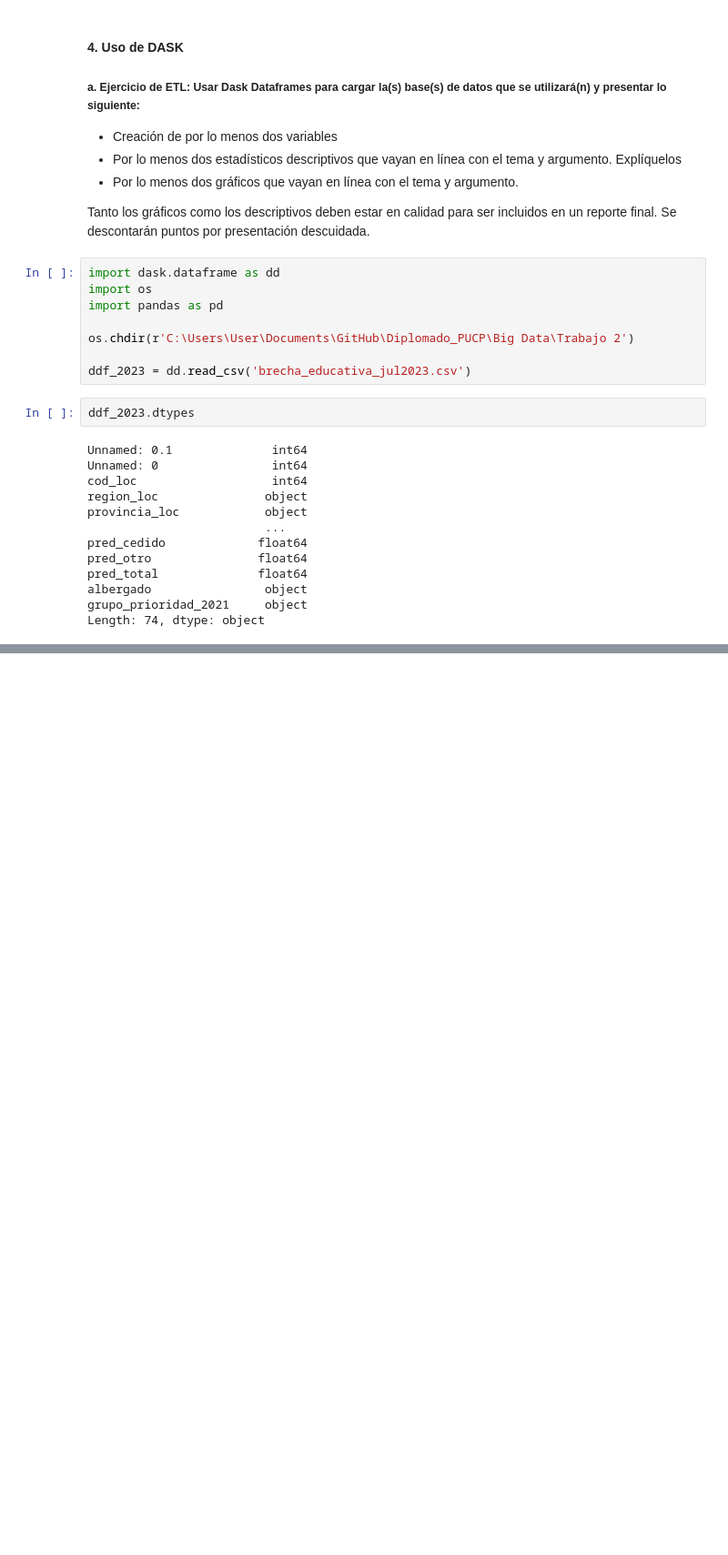
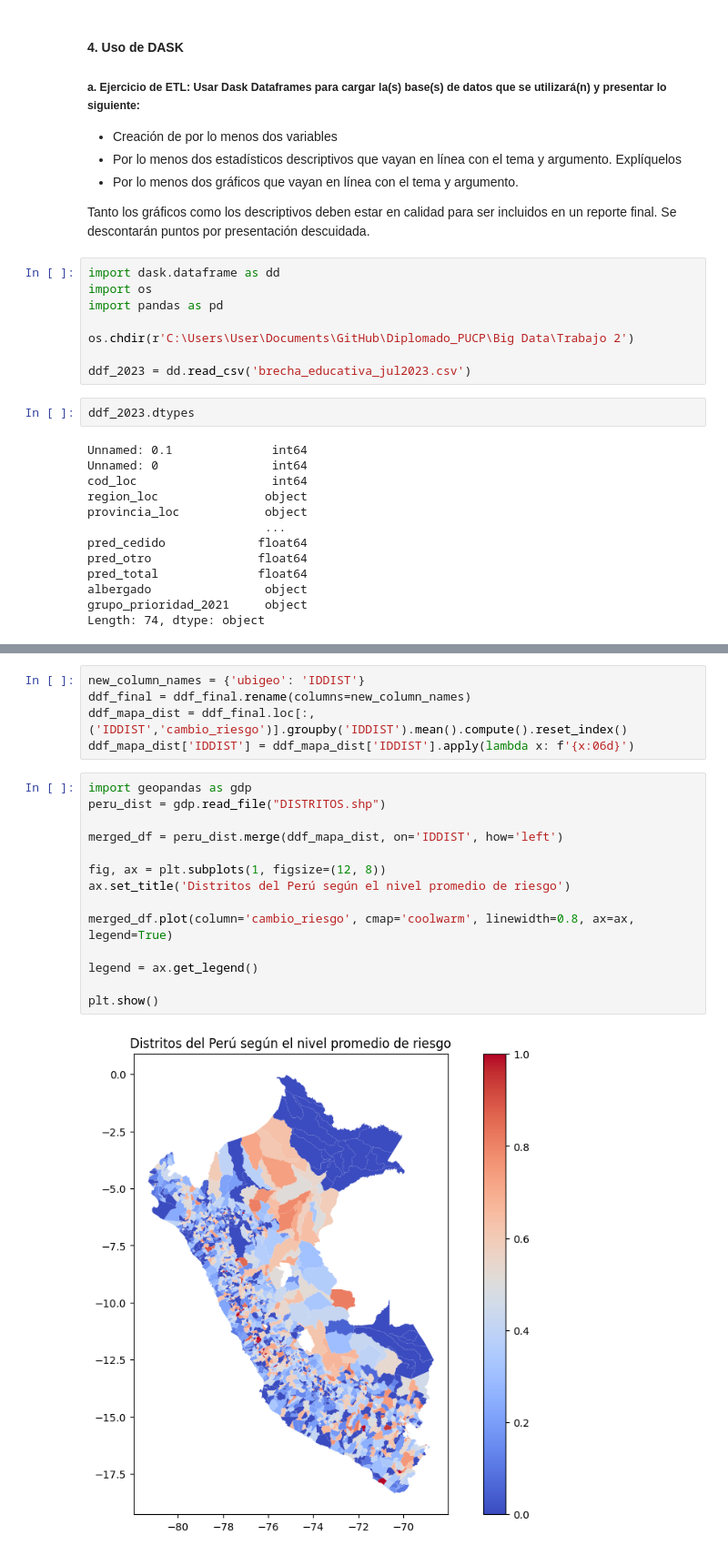
Before and after one commit to cesarnunezh/Diplomado_PUCP, a Jupyter notebook: Big Data/Trabajo 2/Trabajo2.ipynb, the cells around one changed output, grey strips where cells are left out. Shown at 91% size. Drawn from its saved outputs; the diff is of its cells as text; blank space fills up the shorter version.

```diff
--- a/Big Data/Trabajo 2/Trabajo2.ipynb
+++ b/Big Data/Trabajo 2/Trabajo2.ipynb
@@ -166,0 +289,21 @@ ddf_final = ddf_final.compute()
+# %%
+new_column_names = {'ubigeo': 'IDDIST'}
+ddf_final = ddf_final.rename(columns=new_column_names)
+ddf_mapa_dist = ddf_final.loc[:,('IDDIST','cambio_riesgo')].groupby('IDDIST').mean().compute().reset_index()
+ddf_mapa_dist['IDDIST'] = ddf_mapa_dist['IDDIST'].apply(lambda x: f'{x:06d}')
+# %%
+import geopandas as gdp
+peru_dist = gdp.read_file("DISTRITOS.shp")
+
+merged_df = peru_dist.merge(ddf_mapa_dist, on='IDDIST', how='left')
+
+fig, ax = plt.subplots(1, figsize=(12, 8))
+ax.set_title('Distritos del Perú según el nivel promedio de riesgo')
+
+merged_df.plot(column='cambio_riesgo', cmap='coolwarm', linewidth=0.8, ax=ax, legend=True)
+
+legend = ax.get_legend()
+
+plt.show()
+# %% [output]
+[figure, added]
```
Also changed, not shown: parts of 9 cells of this notebook, 6 other files.
